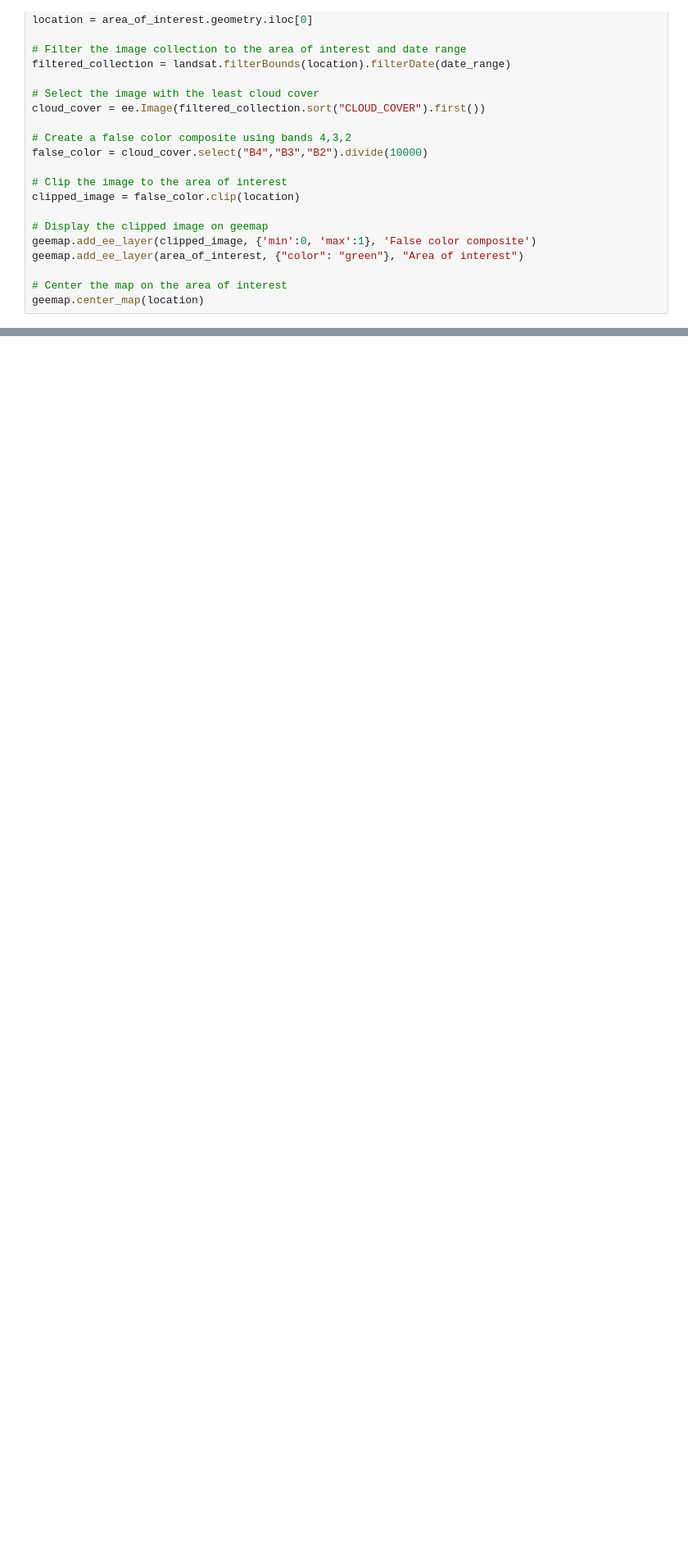
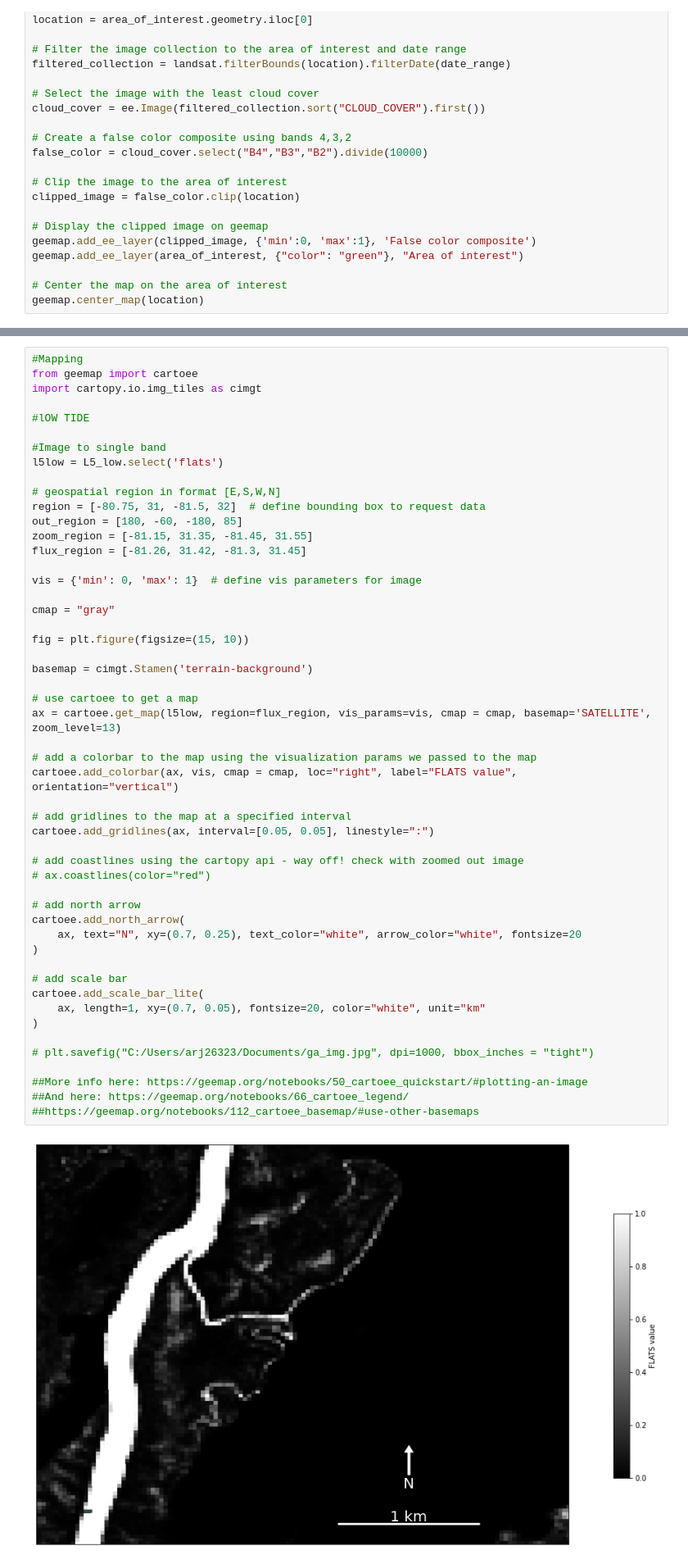
Before and after one commit to asajulien/PhD, a Jupyter notebook: Jupyter/Flats work/ROI for FLATS.ipynb, the cells around one changed output, grey strips where cells are left out. Shown at 82% size. Cells and saved outputs as stored; diff of their text form; blank space fills up the shorter version.

```diff
--- a/Jupyter/Flats work/ROI for FLATS.ipynb
+++ b/Jupyter/Flats work/ROI for FLATS.ipynb
@@ -380,0 +628,53 @@ x.getInfo()
+# %%
+#Mapping
+from geemap import cartoee
+import cartopy.io.img_tiles as cimgt
+
+#lOW TIDE
+
+#Image to single band
+l5low = L5_low.select('flats')
+
+# geospatial region in format [E,S,W,N]
+region = [-80.75, 31, -81.5, 32]  # define bounding box to request data
+out_region = [180, -60, -180, 85]
+zoom_region = [-81.15, 31.35, -81.45, 31.55]
+flux_region = [-81.26, 31.42, -81.3, 31.45]
+
+vis = {'min': 0, 'max': 1}  # define vis parameters for image
+
+cmap = "gray"
+
+fig = plt.figure(figsize=(15, 10))
+
+basemap = cimgt.Stamen('terrain-background')
+
+# use cartoee to get a map
+ax = cartoee.get_map(l5low, region=flux_region, vis_params=vis, cmap = cmap, basemap='SATELLITE', zoom_level=13)
+
+# add a colorbar to the map using the visualization params we passed to the map
+cartoee.add_colorbar(ax, vis, cmap = cmap, loc="right", label="FLATS value", orientation="vertical")
+
+# add gridlines to the map at a specified interval
+cartoee.add_gridlines(ax, interval=[0.05, 0.05], linestyle=":")
+
+# add coastlines using the cartopy api - way off! check with zoomed out image
+# ax.coastlines(color="red")
+
+# add north arrow
+cartoee.add_north_arrow(
+    ax, text="N", xy=(0.7, 0.25), text_color="white", arrow_color="white", fontsize=20
+)
+
+# add scale bar
+cartoee.add_scale_bar_lite(
+    ax, length=1, xy=(0.7, 0.05), fontsize=20, color="white", unit="km"
+)
+
+# plt.savefig("C:/Users/arj26323/Documents/ga_img.jpg", dpi=1000, bbox_inches = "tight")
+
+##More info here: https://geemap.org/notebooks/50_cartoee_quickstart/#plotting-an-image
+##And here: https://geemap.org/notebooks/66_cartoee_legend/
+##https://geemap.org/notebooks/112_cartoee_basemap/#use-other-basemaps
+# %% [output]
+[figure, added]
```
Also changed, not shown: parts of 11 cells of this notebook, 3 other files.
